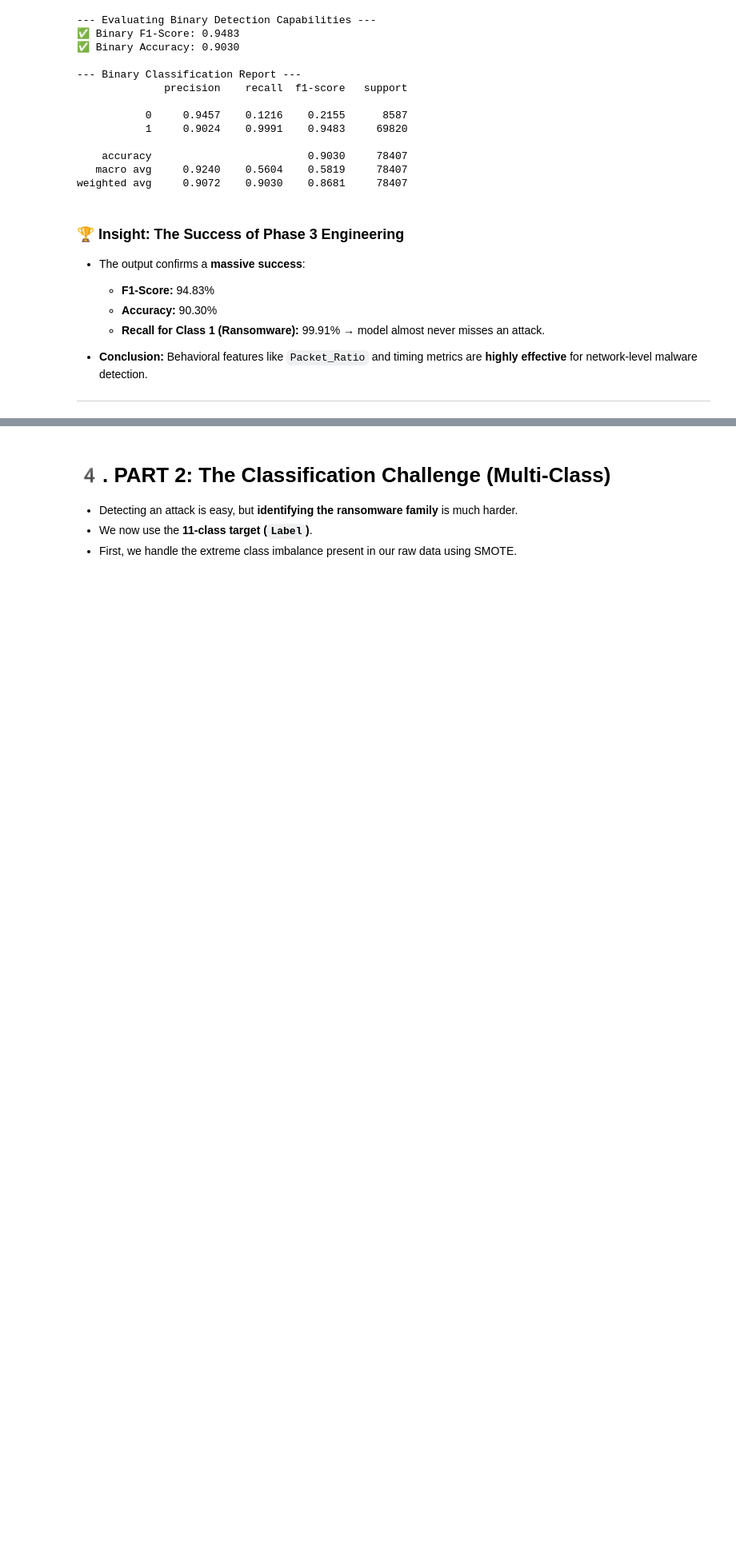
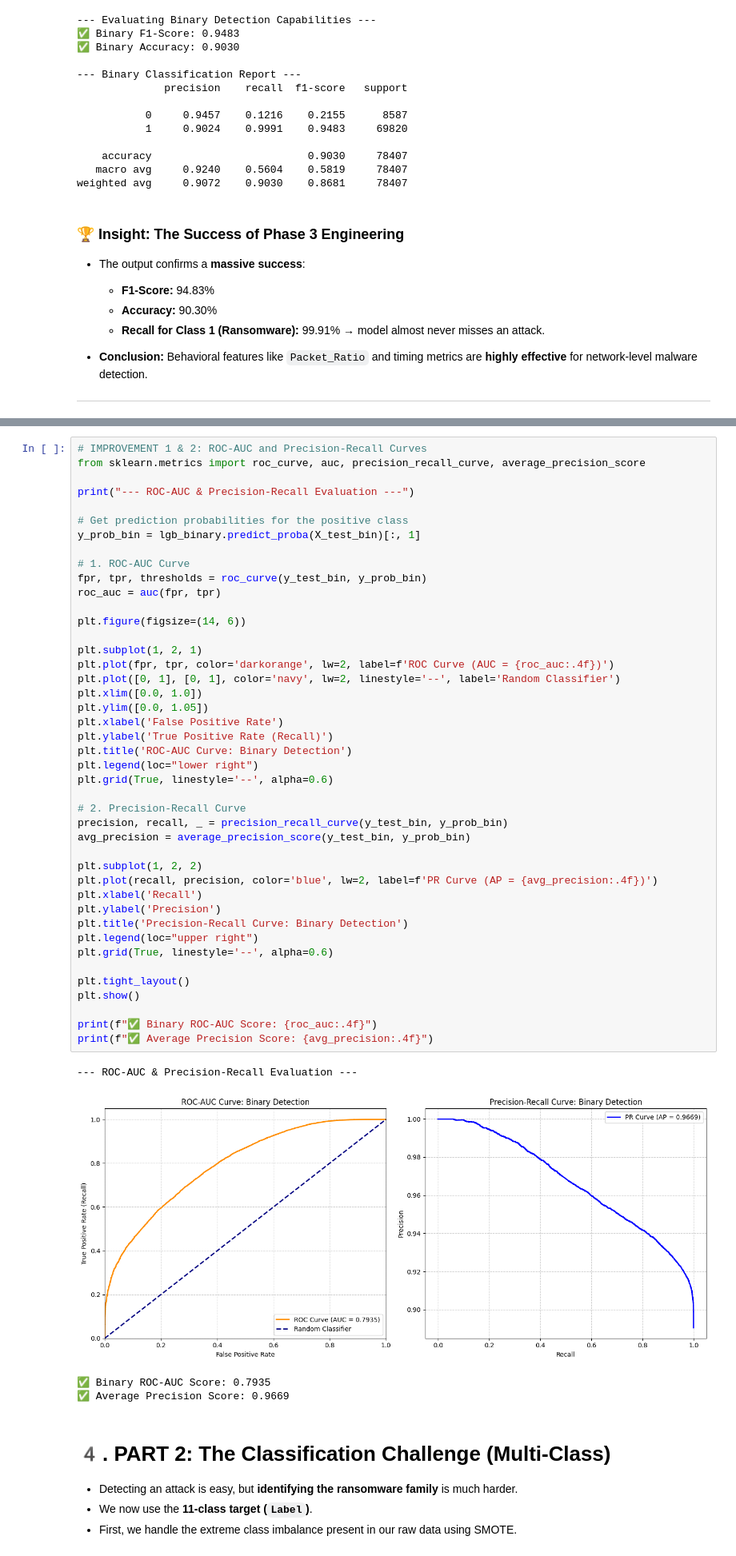
Before and after one commit to Rana-Usman-Work/Android-Ransomware-Detection-Model-Training-Phase-4, a Jupyter notebook: model-training.ipynb, the cells around one changed output, grey strips where cells are left out. Shown at 80% size. Drawn from its saved outputs; the diff is of its cells as text; blank space fills up the shorter version.

```diff
--- a/model-training.ipynb
+++ b/model-training.ipynb
@@ -151,3 +157,51 @@ weighted avg     0.9072    0.9030    0.8681     78407
+# %%
+# IMPROVEMENT 1 & 2: ROC-AUC and Precision-Recall Curves
+from sklearn.metrics import roc_curve, auc, precision_recall_curve, average_precision_score
+
+print("--- ROC-AUC & Precision-Recall Evaluation ---")
+
+# Get prediction probabilities for the positive class
+y_prob_bin = lgb_binary.predict_proba(X_test_bin)[:, 1]
+
+# 1. ROC-AUC Curve
+fpr, tpr, thresholds = roc_curve(y_test_bin, y_prob_bin)
+roc_auc = auc(fpr, tpr)
+
+plt.figure(figsize=(14, 6))
+
+plt.subplot(1, 2, 1)
+plt.plot(fpr, tpr, color='darkorange', lw=2, label=f'ROC Curve (AUC = {roc_auc:.4f})')
+plt.plot([0, 1], [0, 1], color='navy', lw=2, linestyle='--', label='Random Classifier')
+plt.xlim([0.0, 1.0])
+plt.ylim([0.0, 1.05])
+plt.xlabel('False Positive Rate')
+plt.ylabel('True Positive Rate (Recall)')
+plt.title('ROC-AUC Curve: Binary Detection')
+plt.legend(loc="lower right")
+plt.grid(True, linestyle='--', alpha=0.6)
+
+# 2. Precision-Recall Curve
+precision, recall, _ = precision_recall_curve(y_test_bin, y_prob_bin)
+avg_precision = average_precision_score(y_test_bin, y_prob_bin)
+
+plt.subplot(1, 2, 2)
+plt.plot(recall, precision, color='blue', lw=2, label=f'PR Curve (AP = {avg_precision:.4f})')
+plt.xlabel('Recall')
+plt.ylabel('Precision')
+plt.title('Precision-Recall Curve: Binary Detection')
+plt.legend(loc="upper right")
+plt.grid(True, linestyle='--', alpha=0.6)
+
+plt.tight_layout()
+plt.show()
+
+print(f"✅ Binary ROC-AUC Score: {roc_auc:.4f}")
+print(f"✅ Average Precision Score: {avg_precision:.4f}")
+# %% [output]
+--- ROC-AUC & Precision-Recall Evaluation ---
+[figure, added]
+✅ Binary ROC-AUC Score: 0.7935
+✅ Average Precision Score: 0.9669
 # %% [markdown]
 # 4️. PART 2: The Classification Challenge (Multi-Class) #
 
```
Also changed, not shown: parts of 9 cells of this notebook.
